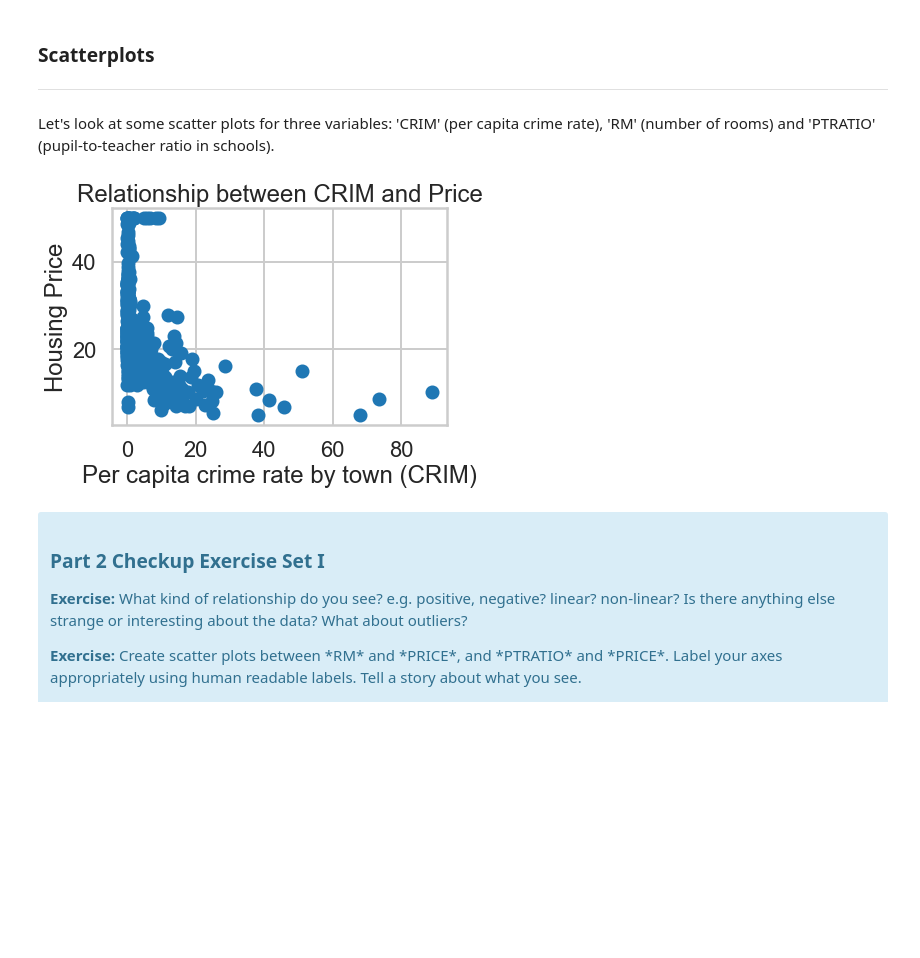
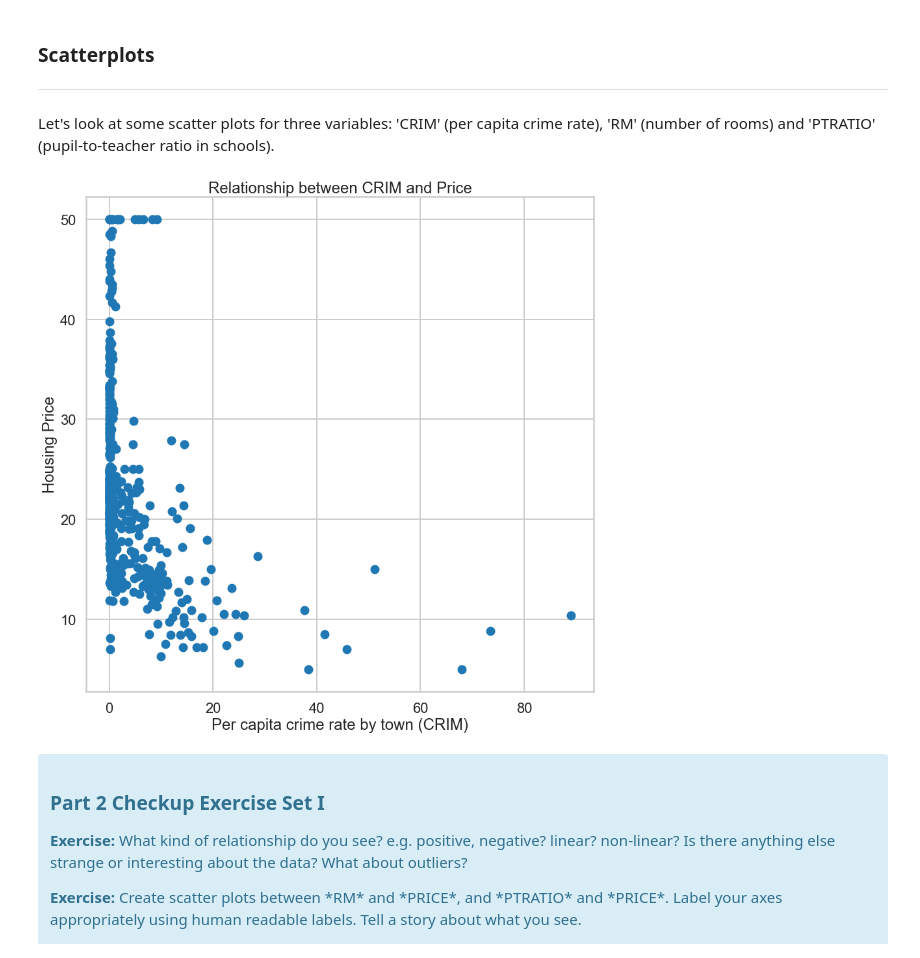
Before and after one commit to hershcode/Springboard, a Jupyter notebook: Machine_Learning/linear_regression/Mini_Project_Linear_Regression.ipynb, the cells around one changed output. Saved outputs shown, nothing was run; the diff lists cells and outputs as text; code cells hidden in the pictures; blank space fills up the shorter version.

```diff
--- a/Machine_Learning/linear_regression/Mini_Project_Linear_Regression.ipynb
+++ b/Machine_Learning/linear_regression/Mini_Project_Linear_Regression.ipynb
@@ -258,13 +258,14 @@ bos.describe()
 
 Let's look at some scatter plots for three variables: 'CRIM' (per capita crime rate), 'RM' (number of rooms) and 'PTRATIO' (pupil-to-teacher ratio in schools).
 # %%
+plt.figure(figsize=(14,14))
 plt.scatter(bos.CRIM, bos.PRICE)
 plt.xlabel("Per capita crime rate by town (CRIM)")
 plt.ylabel("Housing Price")
 plt.title("Relationship between CRIM and Price")
 plt.show()
 # %% [output]
-[figure, old version]
+[figure, new version]
 # %% [markdown]
 <div class="span5 alert alert-info">
 <h3>Part 2 Checkup Exercise Set I</h3>
```
Also changed, not shown: parts of 23 cells of this notebook.
